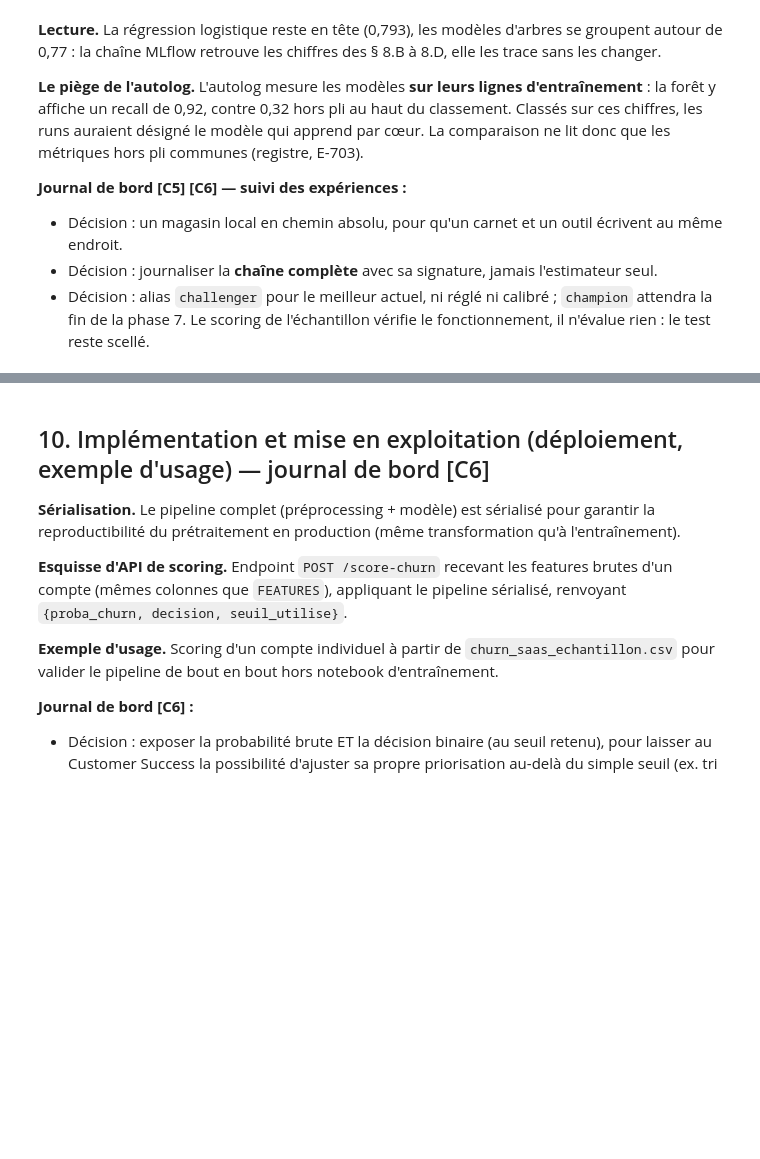
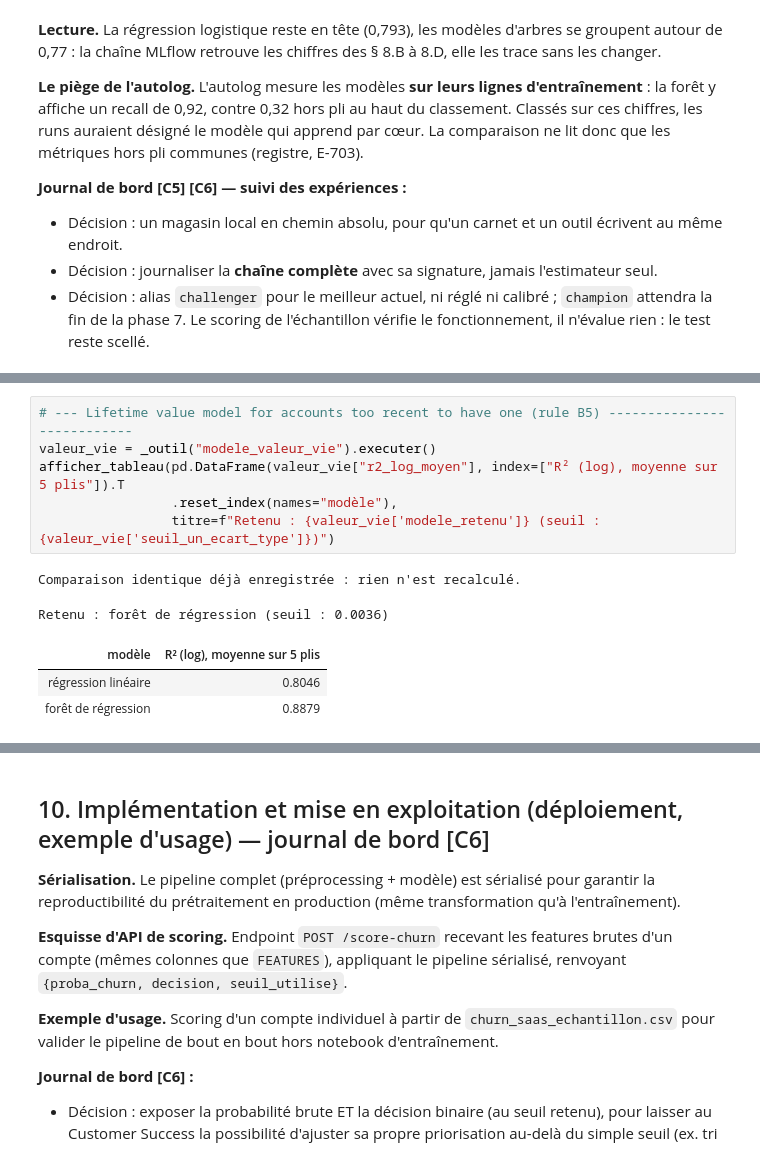
Before and after one commit to air-jaja/ai4me, a Jupyter notebook: notebooks/cas_usage_churn_saas.ipynb, the cells around one changed output, grey strips where cells are left out. Drawn from its saved outputs; the diff is of its cells as text; blank space fills up the shorter version.

```diff
--- a/notebooks/cas_usage_churn_saas.ipynb
+++ b/notebooks/cas_usage_churn_saas.ipynb
@@ -2457,0 +2393,12 @@ weighted avg       0.80      0.35      0.25      1000
+# %%
+# --- Lifetime value model for accounts too recent to have one (rule B5) ---------------------------
+valeur_vie = _outil("modele_valeur_vie").executer()
+afficher_tableau(pd.DataFrame(valeur_vie["r2_log_moyen"], index=["R² (log), moyenne sur 5 plis"]).T
+                 .reset_index(names="modèle"),
+                 titre=f"Retenu : {valeur_vie['modele_retenu']} (seuil : {valeur_vie['seuil_un_ecart_type']})")
+# %% [output]
+Comparaison identique déjà enregistrée : rien n'est recalculé.
+Retenu : forêt de régression (seuil : 0.0036)
+| modèle | R² (log), moyenne sur 5 plis |
+| régression linéaire | 0.8046 |
+| forêt de régression | 0.8879 |
```
Also changed, not shown: parts of 19 cells of this notebook, 35 other files.
